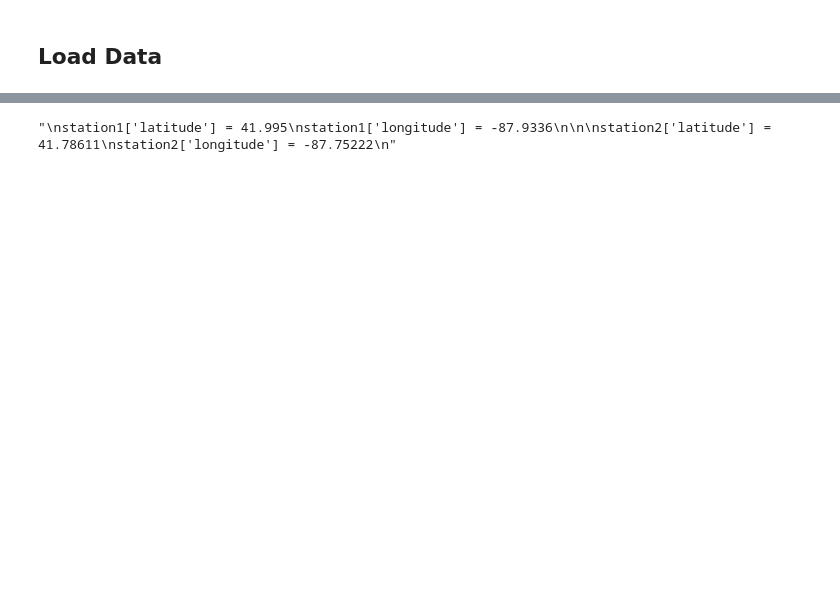
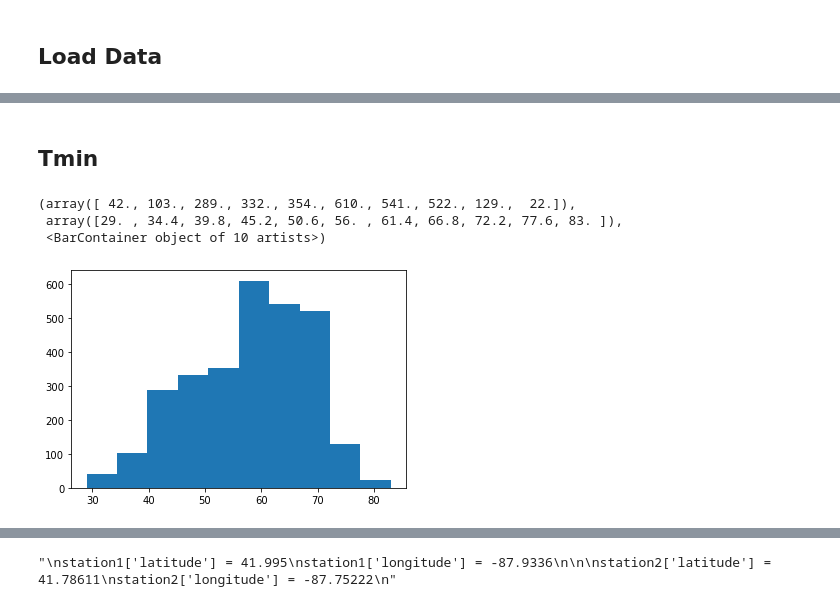
Before and after one commit to lindytanll/predict-west-nile-virus, a Jupyter notebook: Project 4 - Predict West Nile Virus.ipynb, the cells around one changed output, grey strips where cells are left out. Saved outputs shown, nothing was run; the diff lists cells and outputs as text; code cells hidden in the pictures; blank space fills up the shorter version.

```diff
--- a/Project 4 - Predict West Nile Virus.ipynb
+++ b/Project 4 - Predict West Nile Virus.ipynb
@@ -26,0 +54,9 @@ weather['date'] = pd.to_datetime(weather['date'])
+# %% [markdown]
+## Tmin
+# %%
+plt.hist(weather['tmin'])
+# %% [output]
+(array([ 42., 103., 289., 332., 354., 610., 541., 522., 129.,  22.]),
+ array([29. , 34.4, 39.8, 45.2, 50.6, 56. , 61.4, 66.8, 72.2, 77.6, 83. ]),
+ <BarContainer object of 10 artists>)
+[figure, added]
```
Also changed, not shown: parts of 137 cells of this notebook, 5 other files.
